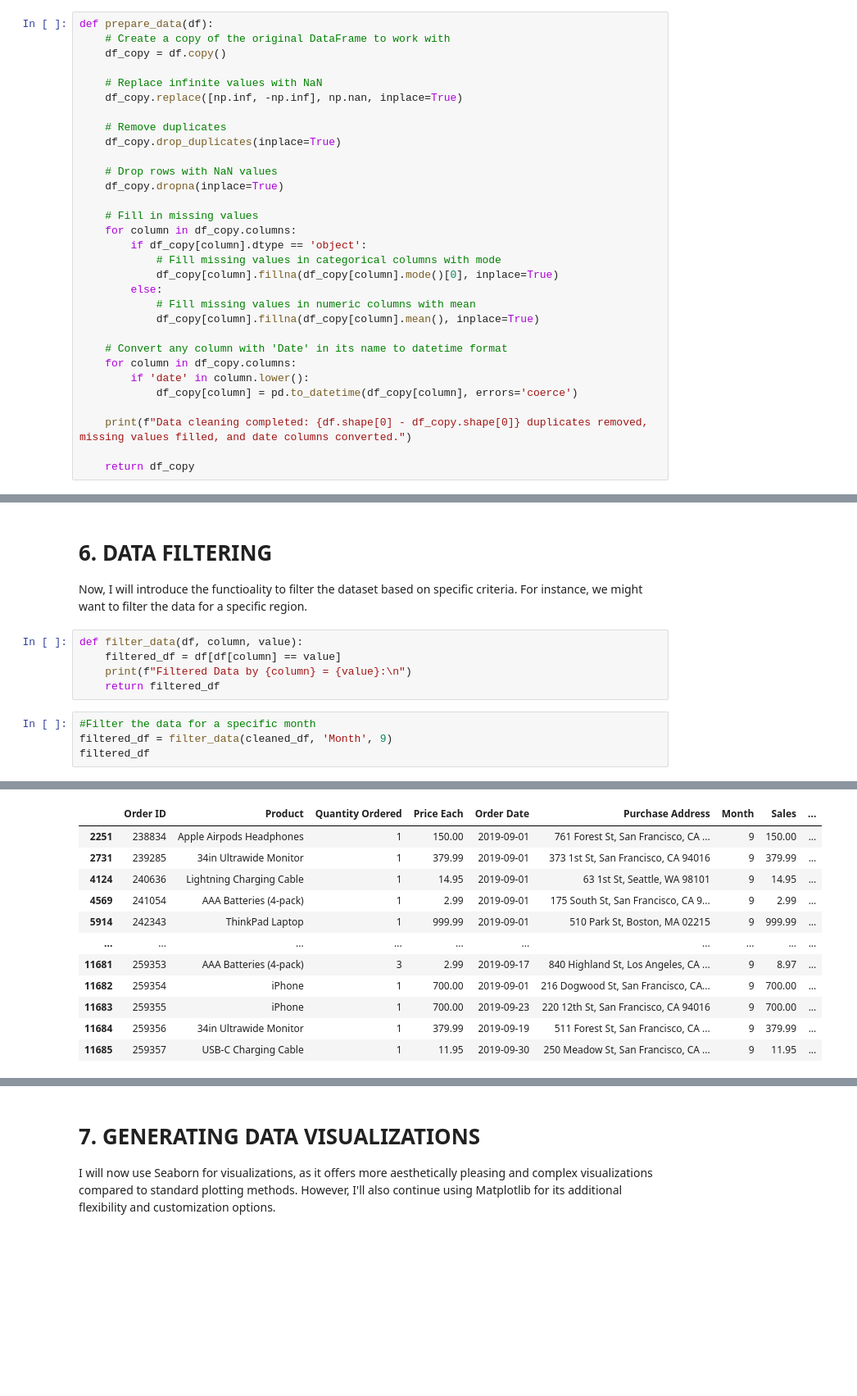
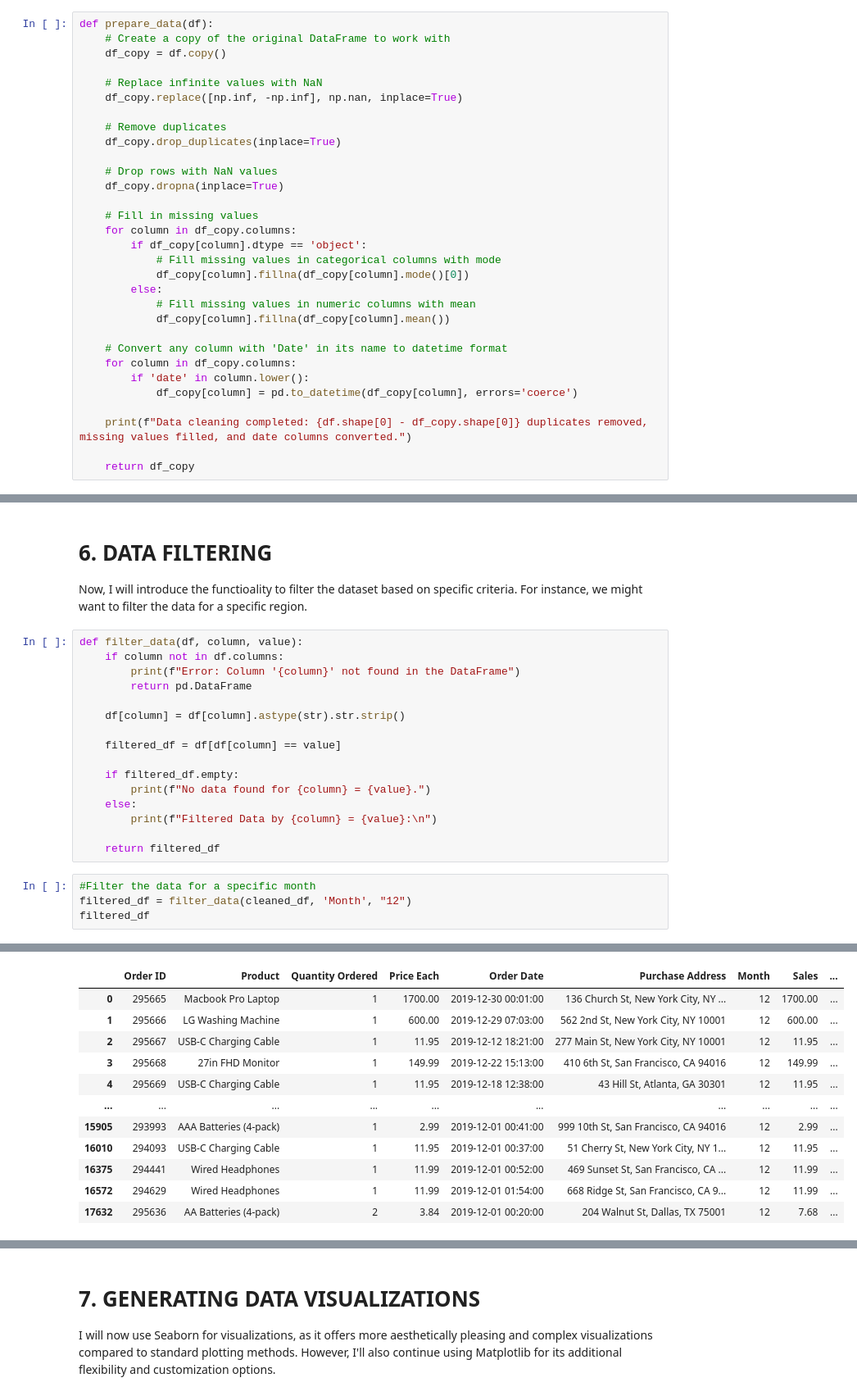
Before and after one commit to CharlesRathaba/AutomatedDataProcessing, a Jupyter notebook: script_notebook.ipynb, the cells around one changed output, grey strips where cells are left out. Shown at 82% size. Drawn from its saved outputs; the diff is of its cells as text; blank space fills up the shorter version.

```diff
--- a/script_notebook.ipynb
+++ b/script_notebook.ipynb
@@ -77,10 +77,10 @@ def prepare_data(df):
     for column in df_copy.columns:
         if df_copy[column].dtype == 'object':
             # Fill missing values in categorical columns with mode
-            df_copy[column].fillna(df_copy[column].mode()[0], inplace=True)
+            df_copy[column].fillna(df_copy[column].mode()[0])
         else:
             # Fill missing values in numeric columns with mean
-            df_copy[column].fillna(df_copy[column].mean(), inplace=True)
+            df_copy[column].fillna(df_copy[column].mean())
 
     # Convert any column with 'Date' in its name to datetime format
     for column in df_copy.columns:
@@ -129,11 +129,22 @@ Summary Statistics:
 Now, I will introduce the functioality to filter the dataset based on specific criteria. For instance, we might want to filter the data for a specific region.
 # %%
 def filter_data(df, column, value):
+    if column not in df.columns:
+        print(f"Error: Column '{column}' not found in the DataFrame")
+        return pd.DataFrame
+
+    df[column] = df[column].astype(str).str.strip()
+
     filtered_df = df[df[column] == value]
-    print(f"Filtered Data by {column} = {value}:\n")
+
+    if filtered_df.empty:
+        print(f"No data found for {column} = {value}.")
+    else:
+        print(f"Filtered Data by {column} = {value}:\n")
+
     return filtered_df
 # %%
 #Filter the data for a specific month
-filtered_df = filter_data(cleaned_df, 'Month', 9)
+filtered_df = filter_data(cleaned_df, 'Month', "12")
 filtered_df
 # %% [output]
@@ -141,12 +152,12 @@ Filtered Data by Month = 9:
 |  | Order ID | Product | Quantity Ordered | Price Each | Order Date | Purchase Address | Month | Sales | ... |
-| 2251 | 238834 | Apple Airpods Headphones | 1 | 150.00 | 2019-09-01 | 761 Forest St, San Francisco, CA ... | 9 | 150.00 | ... |
-| 2731 | 239285 | 34in Ultrawide Monitor | 1 | 379.99 | 2019-09-01 | 373 1st St, San Francisco, CA 94016 | 9 | 379.99 | ... |
-| 4124 | 240636 | Lightning Charging Cable | 1 | 14.95 | 2019-09-01 | 63 1st St, Seattle, WA 98101 | 9 | 14.95 | ... |
-| 4569 | 241054 | AAA Batteries (4-pack) | 1 | 2.99 | 2019-09-01 | 175 South St, San Francisco, CA 9... | 9 | 2.99 | ... |
-| 5914 | 242343 | ThinkPad Laptop | 1 | 999.99 | 2019-09-01 | 510 Park St, Boston, MA 02215 | 9 | 999.99 | ... |
+| 0 | 295665 | Macbook Pro Laptop | 1 | 1700.00 | 2019-12-30 00:01:00 | 136 Church St, New York City, NY ... | 12 | 1700.00 | ... |
+| 1 | 295666 | LG Washing Machine | 1 | 600.00 | 2019-12-29 07:03:00 | 562 2nd St, New York City, NY 10001 | 12 | 600.00 | ... |
+| 2 | 295667 | USB-C Charging Cable | 1 | 11.95 | 2019-12-12 18:21:00 | 277 Main St, New York City, NY 10001 | 12 | 11.95 | ... |
+| 3 | 295668 | 27in FHD Monitor | 1 | 149.99 | 2019-12-22 15:13:00 | 410 6th St, San Francisco, CA 94016 | 12 | 149.99 | ... |
+| 4 | 295669 | USB-C Charging Cable | 1 | 11.95 | 2019-12-18 12:38:00 | 43 Hill St, Atlanta, GA 30301 | 12 | 11.95 | ... |
 | ... | ... | ... | ... | ... | ... | ... | ... | ... | ... |
-| 11681 | 259353 | AAA Batteries (4-pack) | 3 | 2.99 | 2019-09-17 | 840 Highland St, Los Angeles, CA ... | 9 | 8.97 | ... |
-| 11682 | 259354 | iPhone | 1 | 700.00 | 2019-09-01 | 216 Dogwood St, San Francisco, CA... | 9 | 700.00 | ... |
-| 11683 | 259355 | iPhone | 1 | 700.00 | 2019-09-23 | 220 12th St, San Francisco, CA 94016 | 9 | 700.00 | ... |
-| 11684 | 259356 | 34in Ultrawide Monitor | 1 | 379.99 | 2019-09-19 | 511 Forest St, San Francisco, CA ... | 9 | 379.99 | ... |
-| 11685 | 259357 | USB-C Charging Cable | 1 | 11.95 | 2019-09-30 | 250 Meadow St, San Francisco, CA ... | 9 | 11.95 | ... |
+| 15905 | 293993 | AAA Batteries (4-pack) | 1 | 2.99 | 2019-12-01 00:41:00 | 999 10th St, San Francisco, CA 94016 | 12 | 2.99 | ... |
+| 16010 | 294093 | USB-C Charging Cable | 1 | 11.95 | 2019-12-01 00:37:00 | 51 Cherry St, New York City, NY 1... | 12 | 11.95 | ... |
+| 16375 | 294441 | Wired Headphones | 1 | 11.99 | 2019-12-01 00:52:00 | 469 Sunset St, San Francisco, CA ... | 12 | 11.99 | ... |
+| 16572 | 294629 | Wired Headphones | 1 | 11.99 | 2019-12-01 01:54:00 | 668 Ridge St, San Francisco, CA 9... | 12 | 11.99 | ... |
+| 17632 | 295636 | AA Batteries (4-pack) | 2 | 3.84 | 2019-12-01 00:20:00 | 204 Walnut St, Dallas, TX 75001 | 12 | 7.68 | ... |
```
Also changed, not shown: parts of 7 cells of this notebook, 2 other files.
